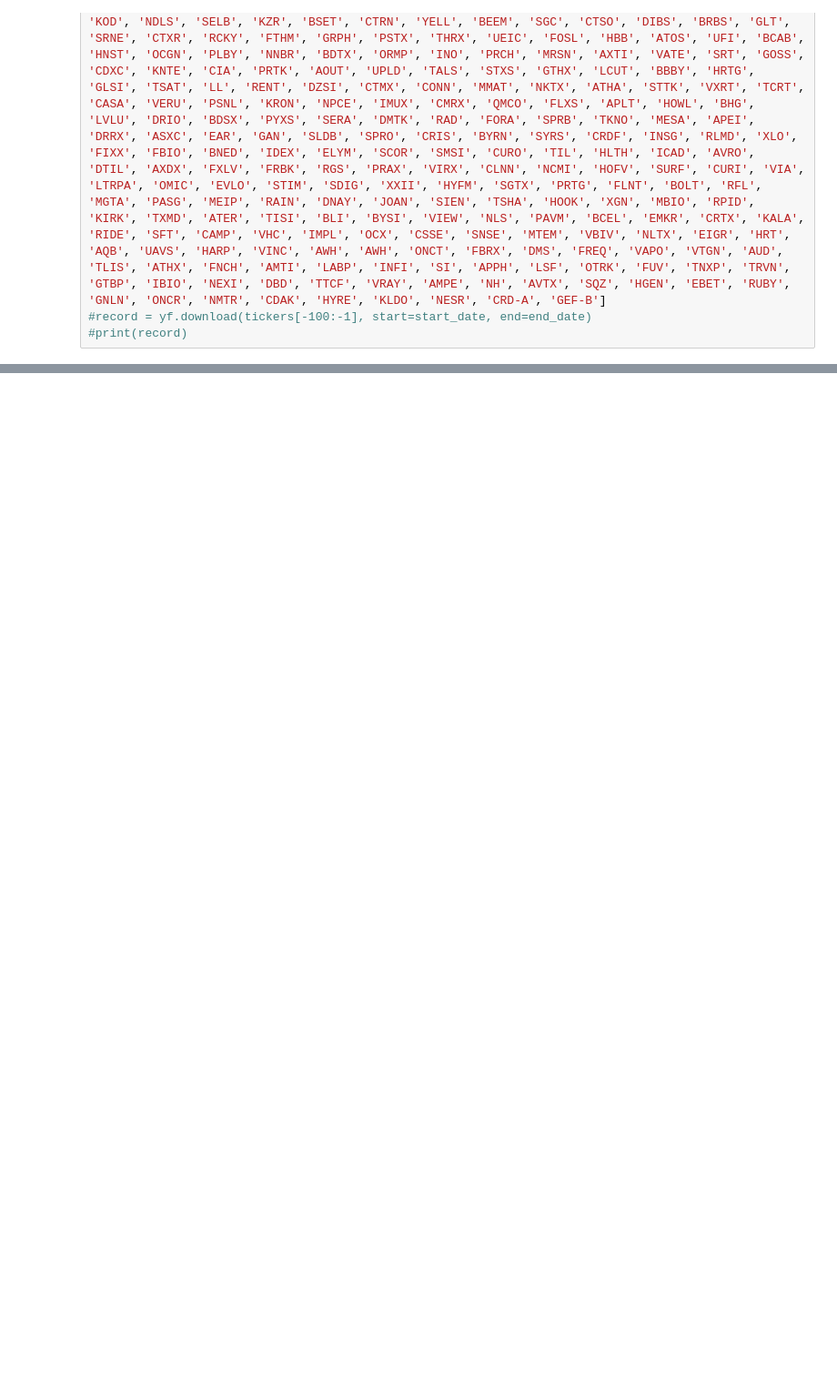
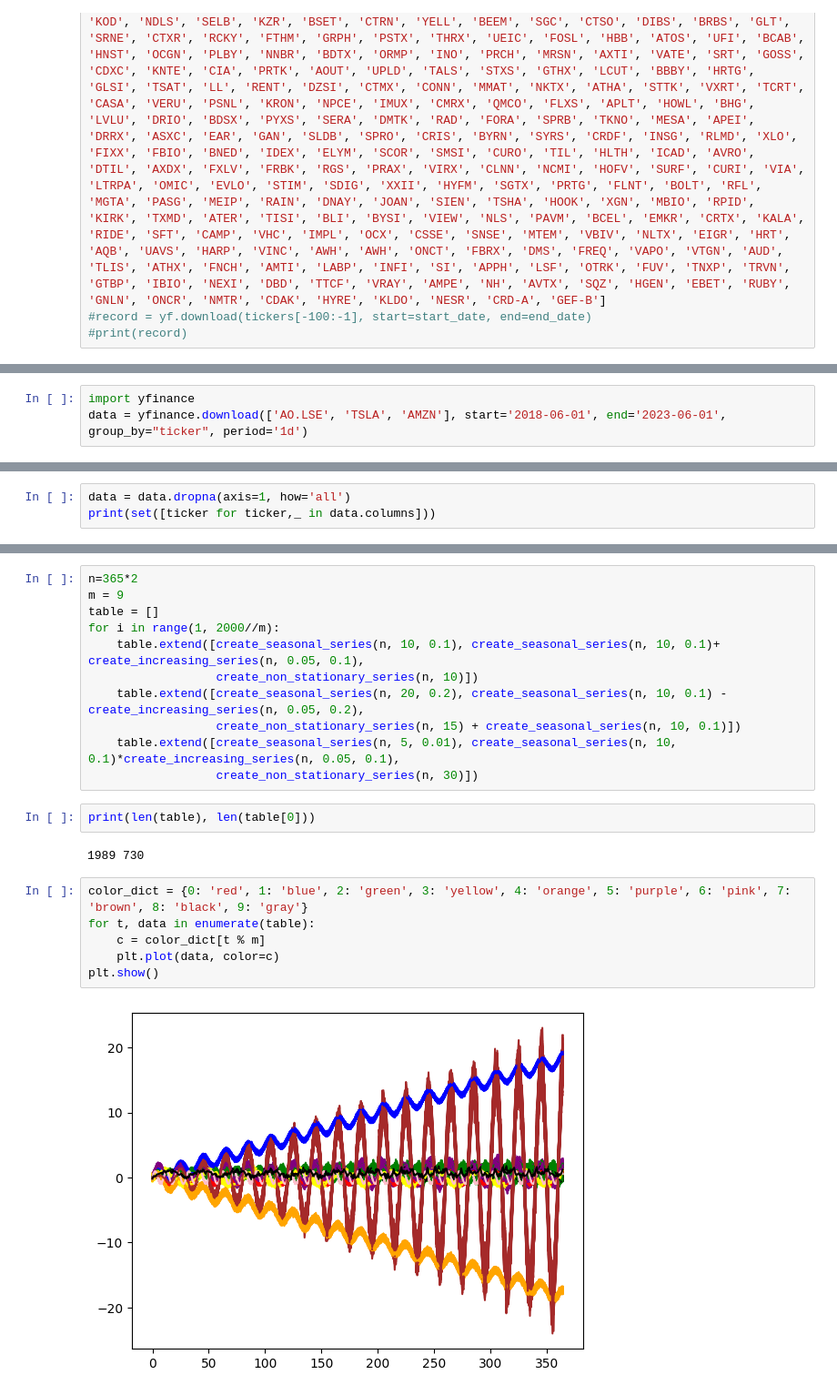
Before and after one commit to MaximilianPowers/EquityPair, a Jupyter notebook: notebook.ipynb, the cells around one changed output, grey strips where cells are left out. Shown at 91% size. Saved outputs shown, nothing was run; the diff lists cells and outputs as text; blank space fills up the shorter version.

```diff
--- a/notebook.ipynb
+++ b/notebook.ipynb
@@ -235,0 +193,3 @@ KeyError: 'date'
+# %%
+import yfinance
+data = yfinance.download(['AO.LSE', 'TSLA', 'AMZN'], start='2018-06-01', end='2023-06-01', group_by="ticker", period='1d')
@@ -235,0 +215,3 @@ KeyError: 'date'
+# %%
+data = data.dropna(axis=1, how='all')
+print(set([ticker for ticker,_ in data.columns]))
@@ -235,0 +323,23 @@ KeyError: 'date'
+# %%
+n=365*2
+m = 9
+table = []
+for i in range(1, 2000//m):
+    table.extend([create_seasonal_series(n, 10, 0.1), create_seasonal_series(n, 10, 0.1)+  create_increasing_series(n, 0.05, 0.1),
+                  create_non_stationary_series(n, 10)])
+    table.extend([create_seasonal_series(n, 20, 0.2), create_seasonal_series(n, 10, 0.1) -  create_increasing_series(n, 0.05, 0.2),
+                  create_non_stationary_series(n, 15) + create_seasonal_series(n, 10, 0.1)])
+    table.extend([create_seasonal_series(n, 5, 0.01), create_seasonal_series(n, 10, 0.1)*create_increasing_series(n, 0.05, 0.1),
+                  create_non_stationary_series(n, 30)])
+# %%
+print(len(table), len(table[0]))
+# %% [output]
+1989 730
+# %%
+color_dict = {0: 'red', 1: 'blue', 2: 'green', 3: 'yellow', 4: 'orange', 5: 'purple', 6: 'pink', 7: 'brown', 8: 'black', 9: 'gray'}
+for t, data in enumerate(table):
+    c = color_dict[t % m]
+    plt.plot(data, color=c)
+plt.show()
+# %% [output]
+[figure, added]
```
Also changed, not shown: parts of 51 cells of this notebook, 27 other files.
